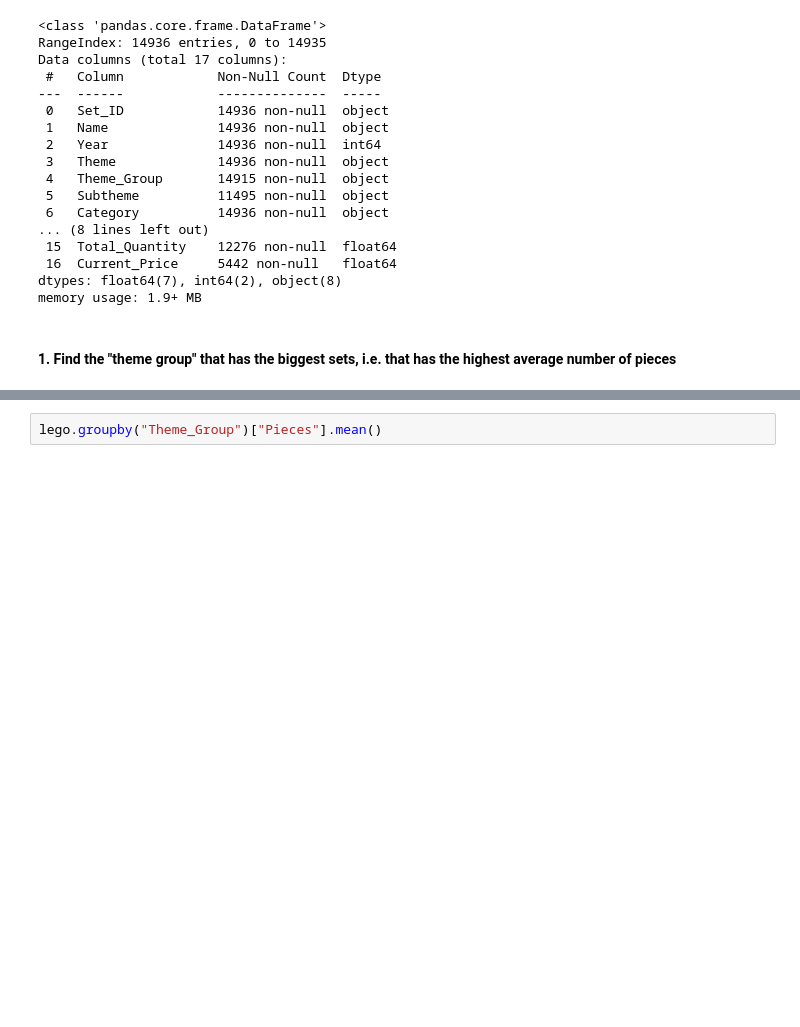
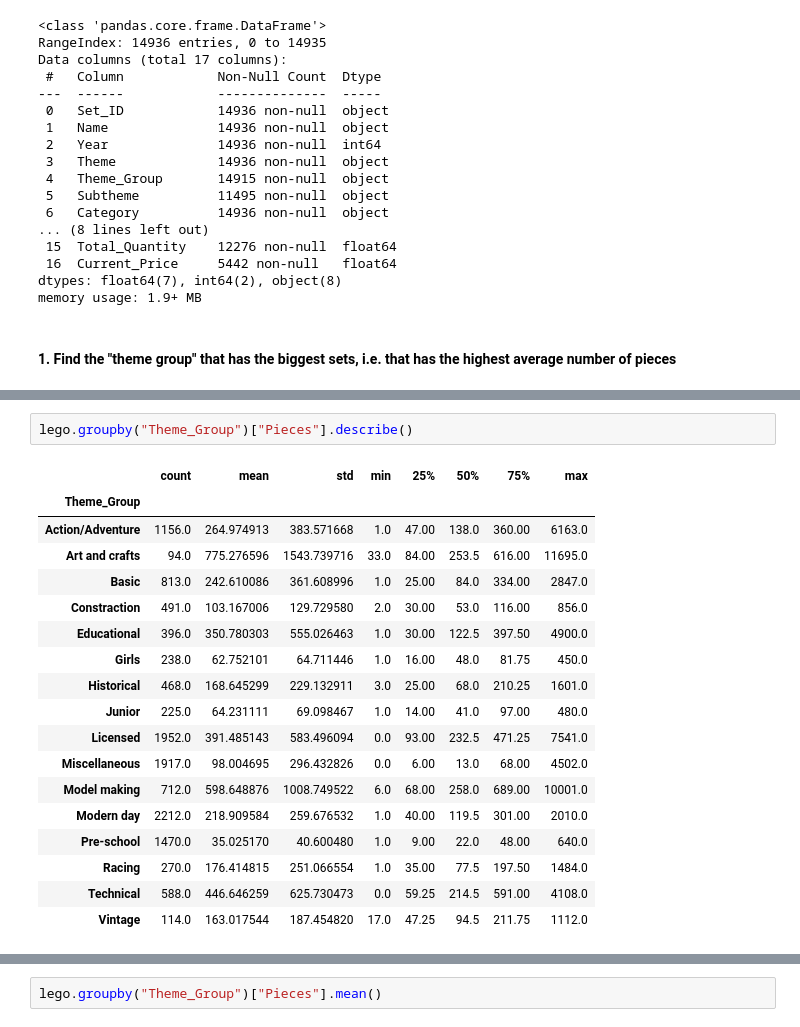
Before and after one commit to milena-seismo/DSB-Unit-02, a Jupyter notebook: 02 - Exploring and Joining/04-exercise-descriptive-statistics-in-pandas.ipynb, the cells around one changed output, grey strips where cells are left out. Drawn from its saved outputs; the diff is of its cells as text; blank space fills up the shorter version.

```diff
--- a/02 - Exploring and Joining/04-exercise-descriptive-statistics-in-pandas.ipynb
+++ b/02 - Exploring and Joining/04-exercise-descriptive-statistics-in-pandas.ipynb
@@ -92,0 +136,21 @@ dtype: object
+# %%
+lego.groupby("Theme_Group")["Pieces"].describe()
+# %% [output]
+|  | count | mean | std | min | 25% | 50% | 75% | max |
+| Theme_Group |  |  |  |  |  |  |  |  |
+| Action/Adventure | 1156.0 | 264.974913 | 383.571668 | 1.0 | 47.00 | 138.0 | 360.00 | 6163.0 |
+| Art and crafts | 94.0 | 775.276596 | 1543.739716 | 33.0 | 84.00 | 253.5 | 616.00 | 11695.0 |
+| Basic | 813.0 | 242.610086 | 361.608996 | 1.0 | 25.00 | 84.0 | 334.00 | 2847.0 |
+| Constraction | 491.0 | 103.167006 | 129.729580 | 2.0 | 30.00 | 53.0 | 116.00 | 856.0 |
+| Educational | 396.0 | 350.780303 | 555.026463 | 1.0 | 30.00 | 122.5 | 397.50 | 4900.0 |
+| Girls | 238.0 | 62.752101 | 64.711446 | 1.0 | 16.00 | 48.0 | 81.75 | 450.0 |
+| Historical | 468.0 | 168.645299 | 229.132911 | 3.0 | 25.00 | 68.0 | 210.25 | 1601.0 |
+| Junior | 225.0 | 64.231111 | 69.098467 | 1.0 | 14.00 | 41.0 | 97.00 | 480.0 |
+| Licensed | 1952.0 | 391.485143 | 583.496094 | 0.0 | 93.00 | 232.5 | 471.25 | 7541.0 |
+| Miscellaneous | 1917.0 | 98.004695 | 296.432826 | 0.0 | 6.00 | 13.0 | 68.00 | 4502.0 |
+| Model making | 712.0 | 598.648876 | 1008.749522 | 6.0 | 68.00 | 258.0 | 689.00 | 10001.0 |
+| Modern day | 2212.0 | 218.909584 | 259.676532 | 1.0 | 40.00 | 119.5 | 301.00 | 2010.0 |
+| Pre-school | 1470.0 | 35.025170 | 40.600480 | 1.0 | 9.00 | 22.0 | 48.00 | 640.0 |
+| Racing | 270.0 | 176.414815 | 251.066554 | 1.0 | 35.00 | 77.5 | 197.50 | 1484.0 |
+| Technical | 588.0 | 446.646259 | 625.730473 | 0.0 | 59.25 | 214.5 | 591.00 | 4108.0 |
+| Vintage | 114.0 | 163.017544 | 187.454820 | 17.0 | 47.25 | 94.5 | 211.75 | 1112.0 |
```
Also changed, not shown: parts of 13 cells of this notebook.
